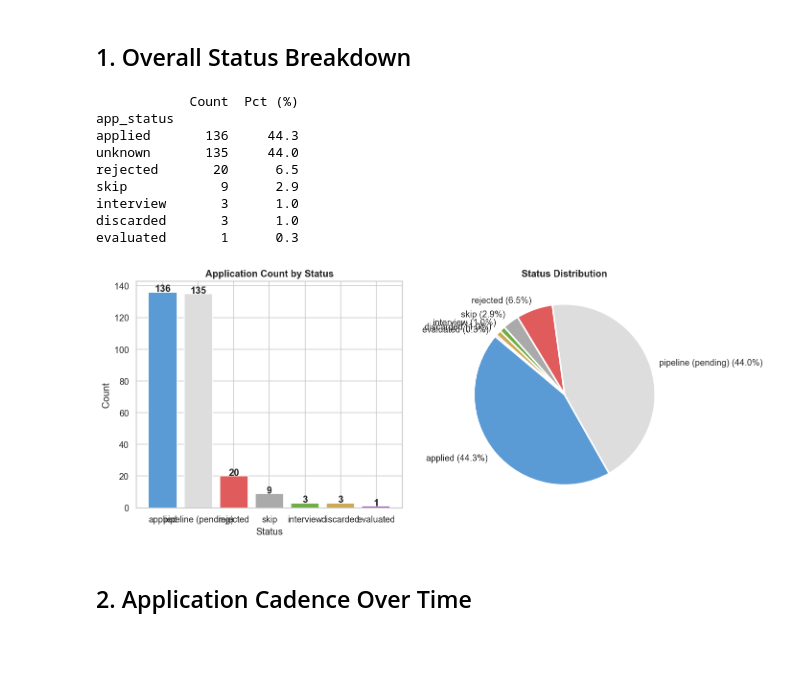
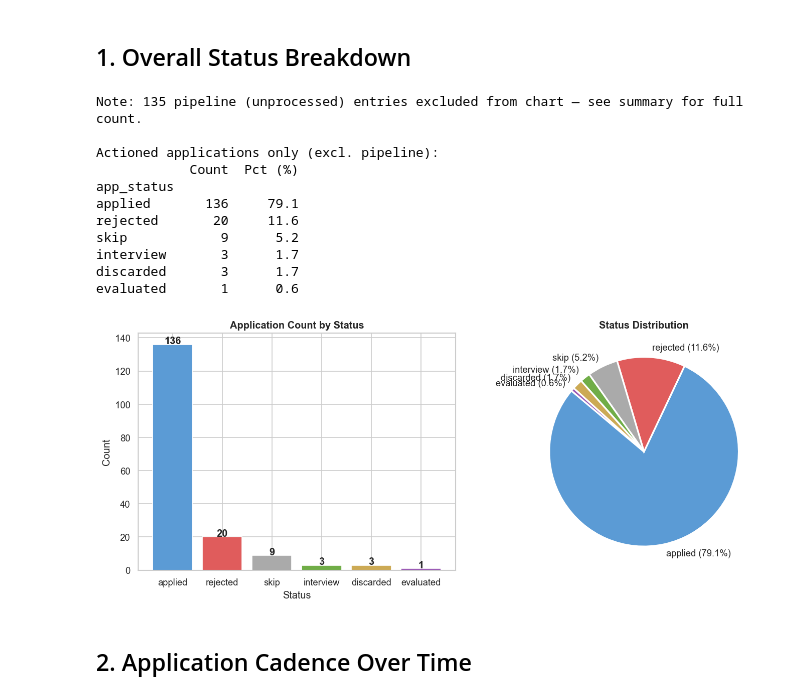
Before and after one commit to Xiao0779/job-market-intelligence, a Jupyter notebook: notebooks/01_application_pipeline_analysis.ipynb, the cells around one changed output. Saved outputs shown, nothing was run; the diff lists cells and outputs as text; code cells hidden in the pictures; blank space fills up the shorter version.

```diff
--- a/notebooks/01_application_pipeline_analysis.ipynb
+++ b/notebooks/01_application_pipeline_analysis.ipynb
@@ -37,5 +37,9 @@ df['month'] = df['date_applied'].dt.to_period('M')
 
 print(f"Total applications: {len(df)}")
 df.head()
+
+# Records where an actual decision was made (applied/rejected/interview/skip/discarded/evaluated)
+df_actioned = df[df['app_status'] != 'unknown'].copy()
+print(f"Actioned records: {len(df_actioned)} | Pipeline (unprocessed): {(df['app_status'] == 'unknown').sum()}")
 # %% [output]
 Total applications: 307
@@ -48,10 +47,13 @@ Total applications: 307
 # %% [markdown]
 ## 1. Overall Status Breakdown
 # %%
-status_counts = df['app_status'].value_counts()
-status_pct = (status_counts / len(df) * 100).round(1)
+print("Note: {} pipeline (unprocessed) entries excluded from chart — see summary for full count.".format((df['app_status'] == 'unknown').sum()))
+print()
+status_counts = df_actioned['app_status'].value_counts()
+status_pct = (status_counts / len(df_actioned) * 100).round(1)
 
 summary = pd.DataFrame({'Count': status_counts, 'Pct (%)': status_pct})
+print("Actioned applications only (excl. pipeline):")
 print(summary)
 
 fig, axes = plt.subplots(1, 2, figsize=(12, 5))
@@ -66,41 +68,43 @@ colors = {
     'unknown':   '#DDDDDD',
 }
 # Rename 'unknown' in display labels only (these are unprocessed pipeline entries)
 display_labels = ['pipeline (pending)' if s == 'unknown' else s for s in status_counts.index]
 bar_colors = [colors.get(s, '#999') for s in status_counts.index]
 
 axes[0].bar(display_labels, status_counts.values, color=bar_colors, edgecolor='white')
 axes[0].set_title('Application Count by Status', fontweight='bold')
 axes[0].set_xlabel('Status')
 axes[0].set_ylabel('Count')
 for i, v in enumerate(status_counts.values):
     axes[0].text(i, v + 0.3, str(v), ha='center', fontweight='bold')
 
 pie_labels = ["{} ({:.1f}%)".format(dl, p) for dl, p in zip(display_labels, status_pct)]
 pie_colors = [colors.get(s, '#999') for s in status_counts.index]
 axes[1].pie(
     status_counts.values,
     labels=pie_labels,
     colors=pie_colors,
     startangle=140,
     wedgeprops={'edgecolor': 'white', 'linewidth': 2}
 )
 axes[1].set_title('Status Distribution', fontweight='bold')
 
 plt.tight_layout()
 plt.savefig('../data/fig1_status_breakdown.png', bbox_inches='tight')
 plt.show()
 # %% [output]
+Note: 135 pipeline (unprocessed) entries excluded from chart — see summary for full count.
+
+Actioned applications only (excl. pipeline):
             Count  Pct (%)
 app_status
-applied       136     44.3
-unknown       135     44.0
-rejected       20      6.5
-skip            9      2.9
-interview       3      1.0
-discarded       3      1.0
-evaluated       1      0.3
+applied       136     79.1
+rejected       20     11.6
+skip            9      5.2
+interview       3      1.7
+discarded       3      1.7
+evaluated       1      0.6
-[figure, old version]
+[figure, new version]
 # %% [markdown]
 ## 2. Application Cadence Over Time
 # %%
```
Also changed, not shown: parts of 3 cells of this notebook, 3 other files.
